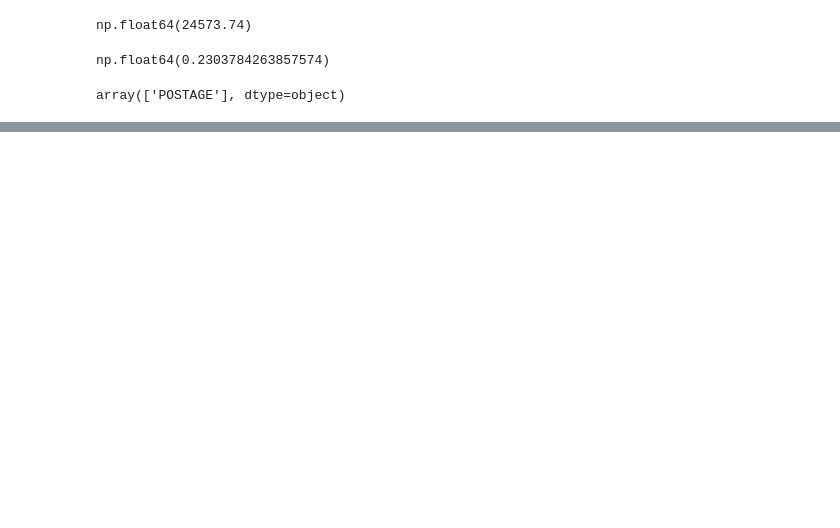
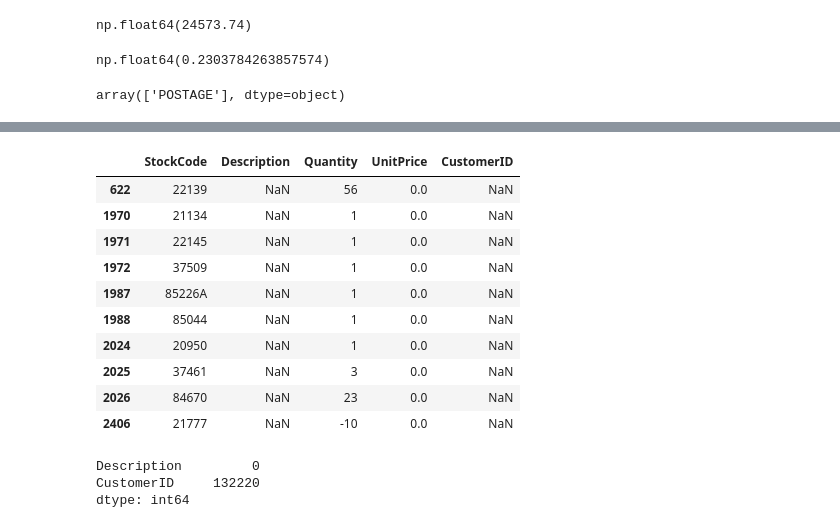
Before and after one commit to phawatboom/datascience_practice, a Jupyter notebook: 01_load_and_inspect.ipynb, the cells around one changed output, grey strips where cells are left out. Drawn from its saved outputs; the diff is of its cells as text; code cells hidden in the pictures; blank space fills up the shorter version.

```diff
--- a/01_load_and_inspect.ipynb
+++ b/01_load_and_inspect.ipynb
@@ -385,0 +420,30 @@ array(['POSTAGE'], dtype=object)
+# %%
+clean_df.loc[clean_df["Description"].isna(), ["StockCode", "Description", "Quantity", "UnitPrice", "CustomerID"]].head(10)
+# %% [output]
+|  | StockCode | Description | Quantity | UnitPrice | CustomerID |
+| 622 | 22139 | NaN | 56 | 0.0 | NaN |
+| 1970 | 21134 | NaN | 1 | 0.0 | NaN |
+| 1971 | 22145 | NaN | 1 | 0.0 | NaN |
+| 1972 | 37509 | NaN | 1 | 0.0 | NaN |
+| 1987 | 85226A | NaN | 1 | 0.0 | NaN |
+| 1988 | 85044 | NaN | 1 | 0.0 | NaN |
+| 2024 | 20950 | NaN | 1 | 0.0 | NaN |
+| 2025 | 37461 | NaN | 3 | 0.0 | NaN |
+| 2026 | 84670 | NaN | 23 | 0.0 | NaN |
+| 2406 | 21777 | NaN | -10 | 0.0 | NaN |
+# %%
+cancellation_mask = (
+    clean_df["InvoiceNo"].astype(str).str.upper().str.startswith("C")
+)
+
+cleaned_sales = clean_df.loc[
+    ~cancellation_mask &
+    (clean_df["Quantity"] > 0 )
+    & (clean_df["UnitPrice"] > 0 )
+].copy()
+
+cleaned_sales[["Description", "CustomerID"]].isna().sum()
+# %% [output]
+Description         0
+CustomerID     132220
+dtype: int64
```
Also changed, not shown: parts of 18 cells of this notebook, 3 other files.
